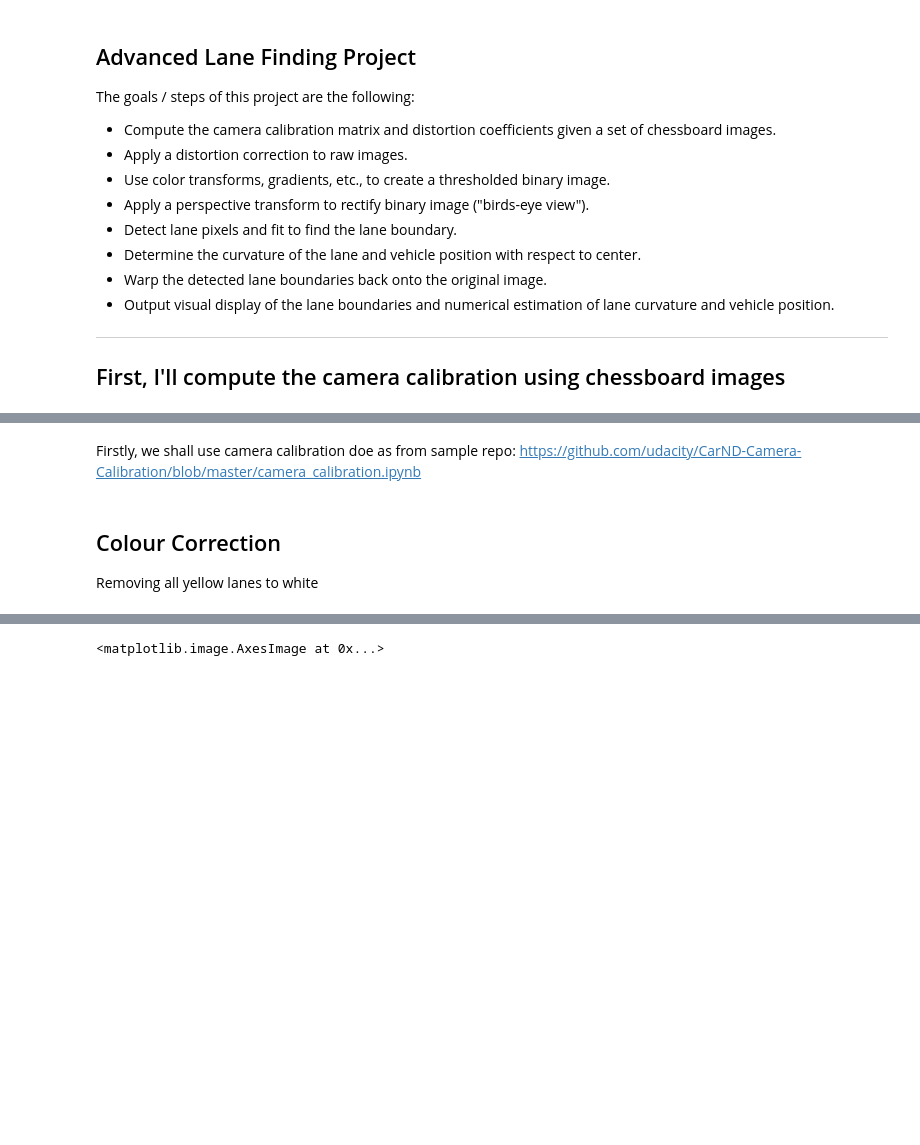
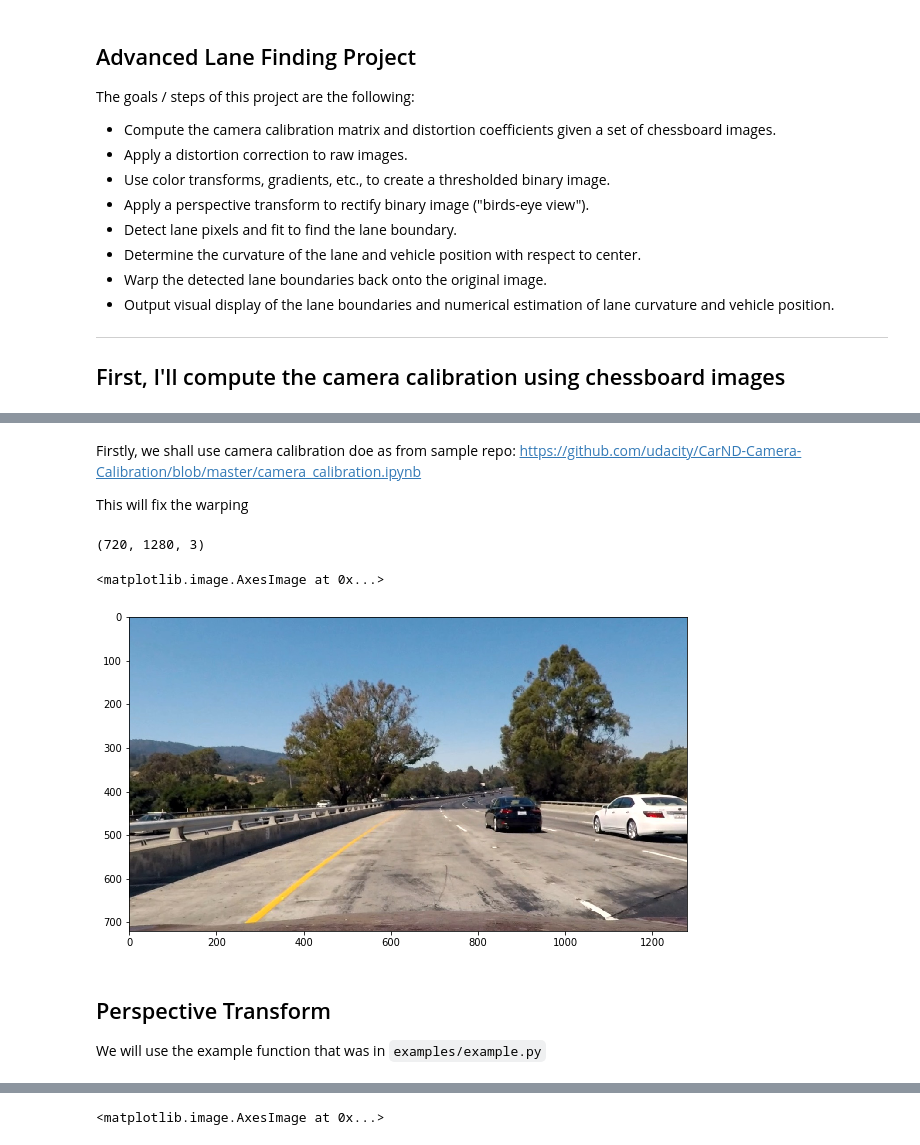
Before and after one commit to chappers/CarND-Advanced-Lane-Lines, a Jupyter notebook: project.ipynb, the cells around one changed output, grey strips where cells are left out. Cells and saved outputs as stored; diff of their text form; code cells hidden in the pictures; blank space fills up the shorter version.

```diff
--- a/project.ipynb
+++ b/project.ipynb
@@ -27,6 +29,8 @@ rcParams['figure.figsize'] = 10, 10
 # %% [markdown]
 Firstly, we shall use camera calibration doe as from sample repo:
 https://github.com/udacity/CarND-Camera-Calibration/blob/master/camera_calibration.ipynb
+
+This will fix the warping
 # %%
 # do camera calibration as from sample repo
 # https://github.com/udacity/CarND-Camera-Calibration/blob/master/camera_calibration.ipynb
@@ -82,4 +76,13 @@ with open("camera_cal/dist_pickle.pkl", "wb") as f:
-# %% [markdown]
-## Colour Correction
-
-Removing all yellow lanes to white
+# %%
+# testing this
+test_img = undistort_image(mpimg.imread('test_images/test1.jpg'))
+print(test_img.shape)
+plt.imshow(test_img)
+# %% [output]
+(720, 1280, 3)
+<matplotlib.image.AxesImage at 0x...>
+[figure, added]
+# %% [markdown]
+## Perspective Transform
+
+We will use the example function that was in `examples/example.py`
```
Also changed, not shown: parts of 13 cells of this notebook, 1 other file.
